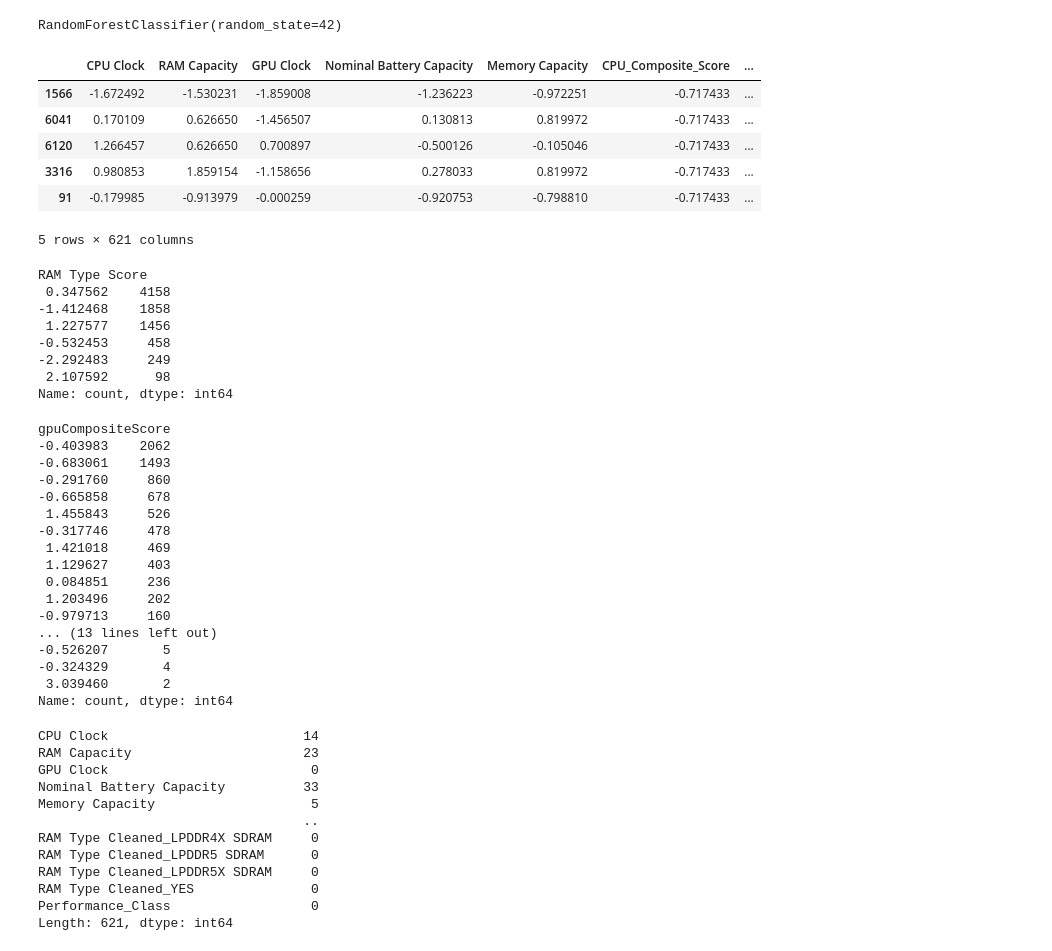
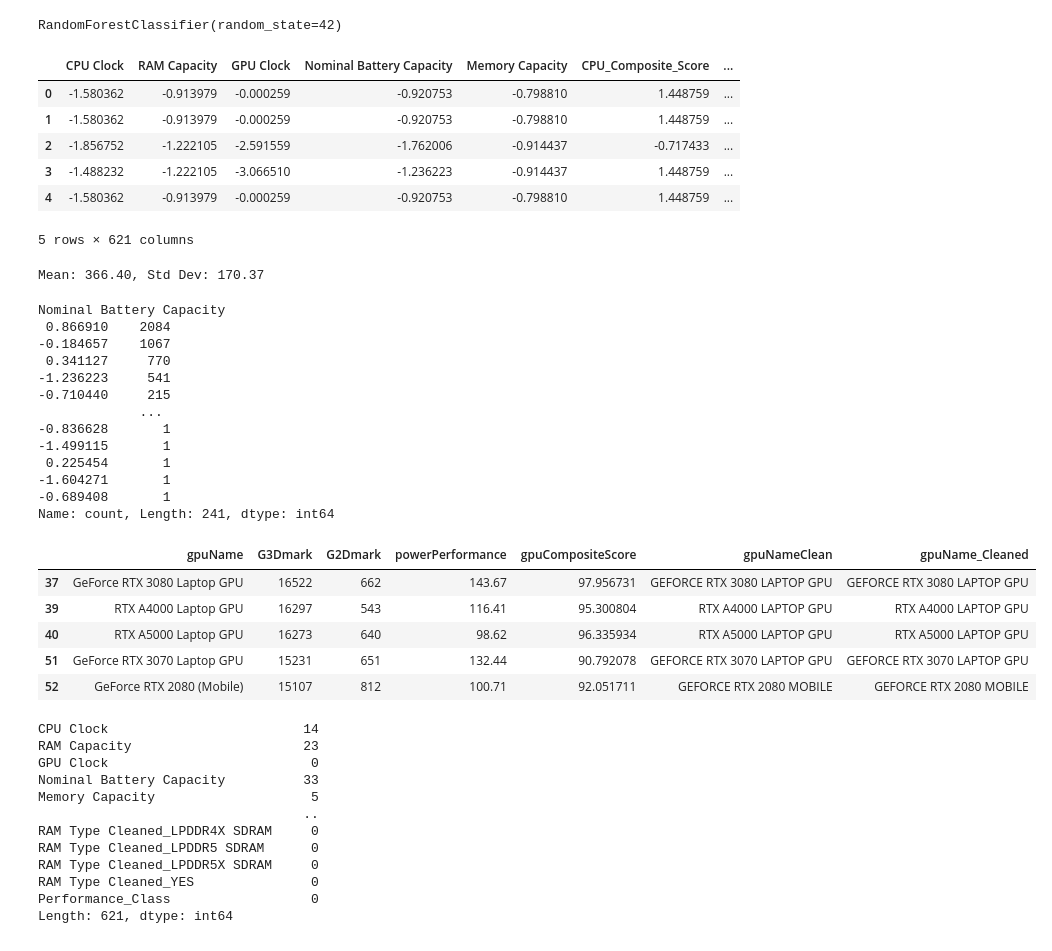
Before and after one commit to DariusVaida/Android_Benchmarking_App, a Jupyter notebook: Untitled0.ipynb, the cells around one changed output. Saved outputs shown, nothing was run; the diff lists cells and outputs as text; code cells hidden in the pictures.

```diff
--- a/Untitled0.ipynb
+++ b/Untitled0.ipynb
@@ -415,46 +402,47 @@ scored_devices['Performance_Score'] = performance_scores
 # Sort by score
 scored_devices_sorted = scored_devices.sort_values(by='Performance_Score', ascending=False)
 # %%
-scored_devices_sorted.head()
+data.head()
 # %% [output]
 |  | CPU Clock | RAM Capacity | GPU Clock | Nominal Battery Capacity | Memory Capacity | CPU_Composite_Score | ... |
-| 1566 | -1.672492 | -1.530231 | -1.859008 | -1.236223 | -0.972251 | -0.717433 | ... |
-| 6041 | 0.170109 | 0.626650 | -1.456507 | 0.130813 | 0.819972 | -0.717433 | ... |
-| 6120 | 1.266457 | 0.626650 | 0.700897 | -0.500126 | -0.105046 | -0.717433 | ... |
-| 3316 | 0.980853 | 1.859154 | -1.158656 | 0.278033 | 0.819972 | -0.717433 | ... |
-| 91 | -0.179985 | -0.913979 | -0.000259 | -0.920753 | -0.798810 | -0.717433 | ... |
+| 0 | -1.580362 | -0.913979 | -0.000259 | -0.920753 | -0.798810 | 1.448759 | ... |
+| 1 | -1.580362 | -0.913979 | -0.000259 | -0.920753 | -0.798810 | 1.448759 | ... |
+| 2 | -1.856752 | -1.222105 | -2.591559 | -1.762006 | -0.914437 | -0.717433 | ... |
+| 3 | -1.488232 | -1.222105 | -3.066510 | -1.236223 | -0.914437 | 1.448759 | ... |
+| 4 | -1.580362 | -0.913979 | -0.000259 | -0.920753 | -0.798810 | 1.448759 | ... |
 5 rows × 621 columns
+# %%
+mean_score = data['Performance_Class'].mean()
+std_score = data['Performance_Class'].std()
+
+print(f"Mean: {mean_score:.2f}, Std Dev: {std_score:.2f}")
+# %% [output]
+Mean: 366.40, Std Dev: 170.37
 # %%
-print(data['RAM Type Score'].value_counts())
+print(data['Nominal Battery Capacity'].value_counts())
 # %% [output]
-RAM Type Score
- 0.347562    4158
--1.412468    1858
- 1.227577    1456
--0.532453     458
--2.292483     249
- 2.107592      98
-Name: count, dtype: int64
+Nominal Battery Capacity
+ 0.866910    2084
+-0.184657    1067
+ 0.341127     770
+-1.236223     541
+-0.710440     215
+             ...
+-0.836628       1
+-1.499115       1
+ 0.225454       1
+-1.604271       1
+-0.689408       1
+Name: count, Length: 241, dtype: int64
-# %%
-print(data['gpuCompositeScore'].value_counts())
-# %% [output]
-gpuCompositeScore
--0.403983    2062
--0.683061    1493
--0.291760     860
--0.665858     678
- 1.455843     526
--0.317746     478
- 1.421018     469
- 1.129627     403
- 0.084851     236
- 1.203496     202
--0.979713     160
-... (13 lines left out)
--0.526207       5
--0.324329       4
- 3.039460       2
-Name: count, dtype: int64
+# %%
+gpu_data.head()
+# %% [output]
+|  | gpuName | G3Dmark | G2Dmark | powerPerformance | gpuCompositeScore | gpuNameClean | gpuName_Cleaned |
+| 37 | GeForce RTX 3080 Laptop GPU | 16522 | 662 | 143.67 | 97.956731 | GEFORCE RTX 3080 LAPTOP GPU | GEFORCE RTX 3080 LAPTOP GPU |
+| 39 | RTX A4000 Laptop GPU | 16297 | 543 | 116.41 | 95.300804 | RTX A4000 LAPTOP GPU | RTX A4000 LAPTOP GPU |
+| 40 | RTX A5000 Laptop GPU | 16273 | 640 | 98.62 | 96.335934 | RTX A5000 LAPTOP GPU | RTX A5000 LAPTOP GPU |
+| 51 | GeForce RTX 3070 Laptop GPU | 15231 | 651 | 132.44 | 90.792078 | GEFORCE RTX 3070 LAPTOP GPU | GEFORCE RTX 3070 LAPTOP GPU |
+| 52 | GeForce RTX 2080 (Mobile) | 15107 | 812 | 100.71 | 92.051711 | GEFORCE RTX 2080 MOBILE | GEFORCE RTX 2080 MOBILE |
 # %%
 
 print(data.isnull().sum())  # Ensure no hidden NaNs
```
Also changed, not shown: parts of 18 cells of this notebook.
